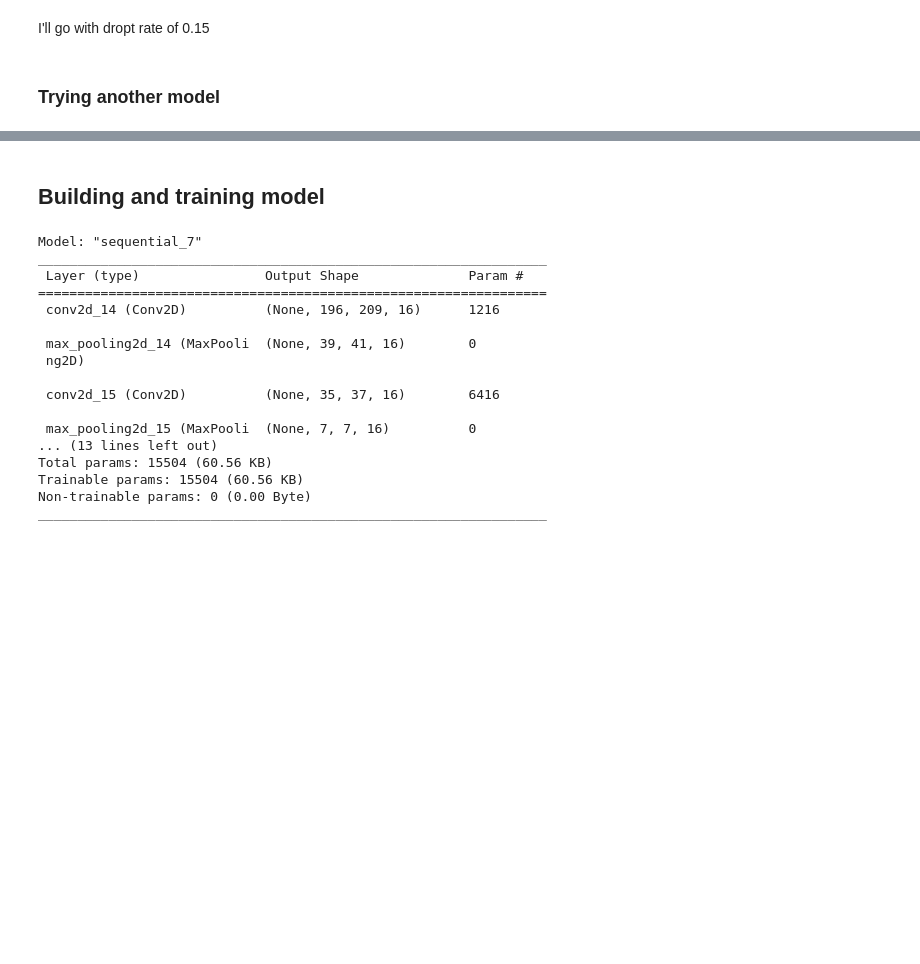
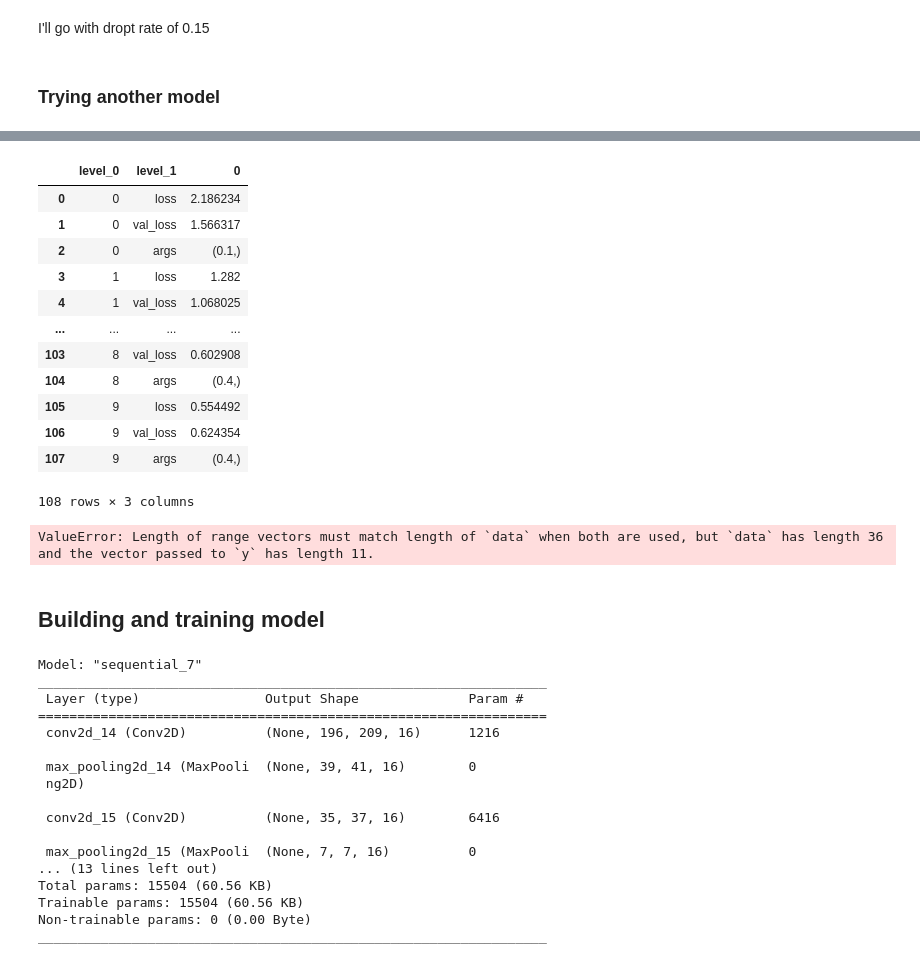
Before and after one commit to RK22000/agar-io, a Jupyter notebook: main2.ipynb, the cells around one changed output, grey strips where cells are left out. Saved outputs shown, nothing was run; the diff lists cells and outputs as text; code cells hidden in the pictures; blank space fills up the shorter version.

```diff
--- a/main2.ipynb
+++ b/main2.ipynb
@@ -993,7 +943,7 @@ def train_model(*args):
                 jit_compile=True)
     print(f"Fitting with args {args}")
     hist = model.fit(
-        train2_ds,
+        train2_ds.map(lambda i,j: (data_aug(i),j)).cache(),
         validation_data=test2_ds,
         epochs=20,
         callbacks=tf.keras.callbacks.EarlyStopping()
@@ -1027,0 +978,2 @@ Epoch 11/20
+# %%
+df = pd.concat(df_list)
@@ -1028,3 +982,29 @@ Epoch 11/20
+# %%
+df[['loss', 'val_loss', 'args']].stack().reset_index().pivot(columns='level1', )
+# %% [output]
+|  | level_0 | level_1 | 0 |
+| 0 | 0 | loss | 2.186234 |
+| 1 | 0 | val_loss | 1.566317 |
+| 2 | 0 | args | (0.1,) |
+| 3 | 1 | loss | 1.282 |
+| 4 | 1 | val_loss | 1.068025 |
+| ... | ... | ... | ... |
+| 103 | 8 | val_loss | 0.602908 |
+| 104 | 8 | args | (0.4,) |
+| 105 | 9 | loss | 0.554492 |
+| 106 | 9 | val_loss | 0.624354 |
+| 107 | 9 | args | (0.4,) |
+108 rows × 3 columns
+# %%
+import seaborn as sns
+sns.lineplot(
+    pd.concat(df_list)[['loss', 'args']],
+    x='loss',
+    y=range(11),
+    hue='args'
+)
+# %% [output]
+ValueError: Length of range vectors must match length of `data` when both are used, but `data` has length 36 and the vector passed to `y` has length 11.
 # %% [markdown]
 ## Building and training model
 # %%
```
Also changed, not shown: parts of 7 cells of this notebook, 4 other files.
